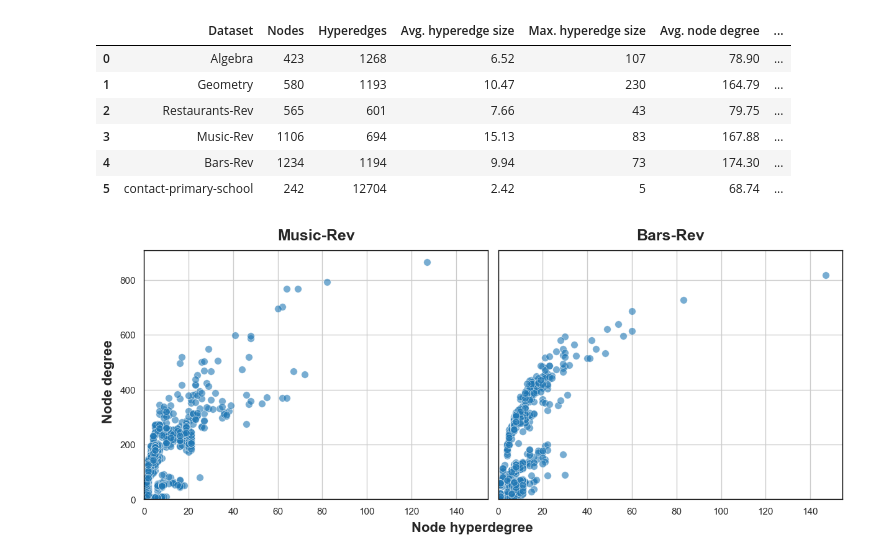
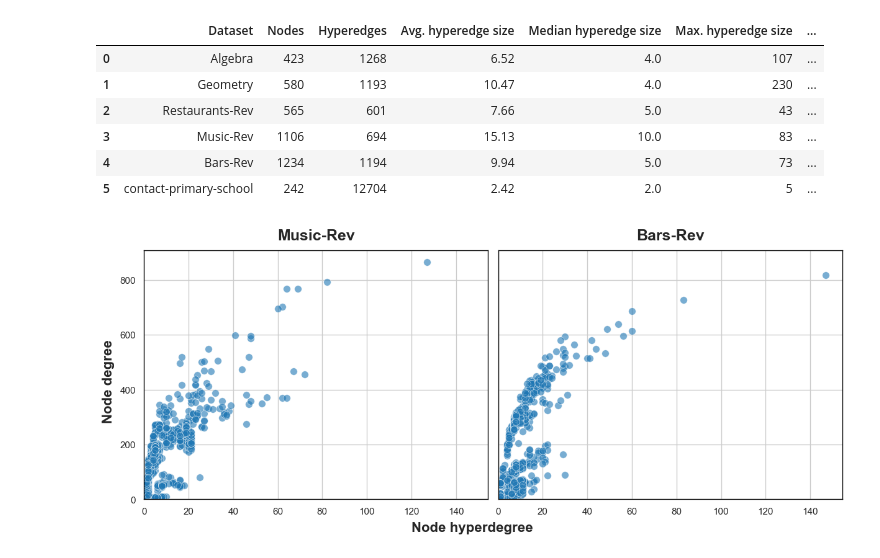
Before and after one commit to quintwinthagen/sicp_node_removal, a Jupyter notebook: notebooks/dataset_properties.ipynb, the cells around one changed output. Drawn from its saved outputs; the diff is of its cells as text; code cells hidden in the pictures.

```diff
--- a/notebooks/dataset_properties.ipynb
+++ b/notebooks/dataset_properties.ipynb
@@ -8,7 +8,7 @@ from pathlib import Path
 
 sys.path.append(str(Path().resolve().parent))
 # %%
-from statistics import mean
+from statistics import mean, median
 import pandas as pd
 
 from scripts.main import load_graph_and_communities
@@ -35,6 +35,7 @@ for dataset in datasets:
     # Hyperedge sizes
     hyperedge_sizes = [len(hedge_nodes) for hedge_nodes in graph.hyperedges.values()]
     avg_hyperedge_size = mean(hyperedge_sizes) if hyperedge_sizes else 0
+    median_hyperedge_size = median(hyperedge_sizes) if hyperedge_sizes else 0
     max_hyperedge_size = max(hyperedge_sizes) if hyperedge_sizes else 0
 
     # Projected node degree + node hyperdegree
@@ -45,40 +46,41 @@ for dataset in datasets:
         for node in hedge_nodes:
             neighbors[node].update(hedge_nodes - {node})
             node_hyperdegrees[node] += 1
 
     degree_values = [len(neighbors[node]) for node in graph.nodes]
     hyperdegree_values = list(node_hyperdegrees.values())
 
     avg_node_degree = mean(degree_values) if degree_values else 0
     max_node_degree = max(degree_values) if degree_values else 0
     avg_node_hyperdegree = mean(hyperdegree_values) if hyperdegree_values else 0
     max_node_hyperdegree = max(hyperdegree_values) if hyperdegree_values else 0
 
     rows.append({
         "Dataset": dataset,
         "Nodes": n_nodes,
         "Hyperedges": n_hyperedges,
         "Avg. hyperedge size": round(avg_hyperedge_size, 2),
+        "Median hyperedge size": round(median_hyperedge_size, 2),
         "Max. hyperedge size": max_hyperedge_size,
         "Avg. node degree": round(avg_node_degree, 2),
         "Max. node degree": max_node_degree,
         "Avg. hyperdegree": round(avg_node_hyperdegree, 2),
     })
 
 summary_df = pd.DataFrame(rows)
 
 # Save for Overleaf / Excel / manual table copy
 summary_df.to_csv("dataset_summary.csv", index=False)
 
 summary_df
 # %% [output]
-|  | Dataset | Nodes | Hyperedges | Avg. hyperedge size | Max. hyperedge size | Avg. node degree | ... |
-| 0 | Algebra | 423 | 1268 | 6.52 | 107 | 78.90 | ... |
-| 1 | Geometry | 580 | 1193 | 10.47 | 230 | 164.79 | ... |
-| 2 | Restaurants-Rev | 565 | 601 | 7.66 | 43 | 79.75 | ... |
-| 3 | Music-Rev | 1106 | 694 | 15.13 | 83 | 167.88 | ... |
-| 4 | Bars-Rev | 1234 | 1194 | 9.94 | 73 | 174.30 | ... |
-| 5 | contact-primary-school | 242 | 12704 | 2.42 | 5 | 68.74 | ... |
+|  | Dataset | Nodes | Hyperedges | Avg. hyperedge size | Median hyperedge size | Max. hyperedge size | ... |
+| 0 | Algebra | 423 | 1268 | 6.52 | 4.0 | 107 | ... |
+| 1 | Geometry | 580 | 1193 | 10.47 | 4.0 | 230 | ... |
+| 2 | Restaurants-Rev | 565 | 601 | 7.66 | 5.0 | 43 | ... |
+| 3 | Music-Rev | 1106 | 694 | 15.13 | 10.0 | 83 | ... |
+| 4 | Bars-Rev | 1234 | 1194 | 9.94 | 5.0 | 73 | ... |
+| 5 | contact-primary-school | 242 | 12704 | 2.42 | 2.0 | 5 | ... |
 # %%
 import pandas as pd
 import matplotlib.pyplot as plt
```
Also changed, not shown: 7 other files.
